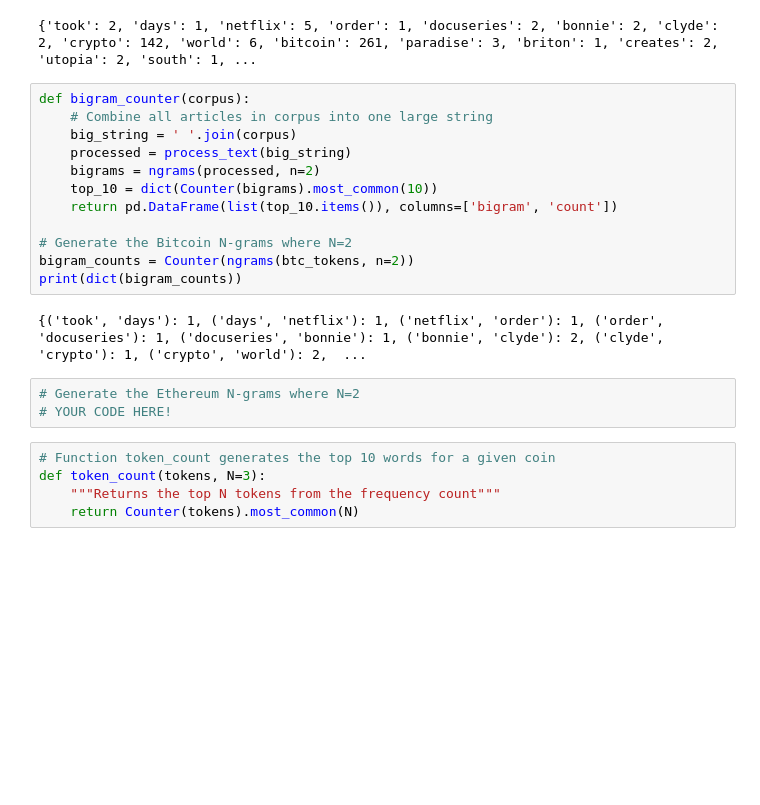
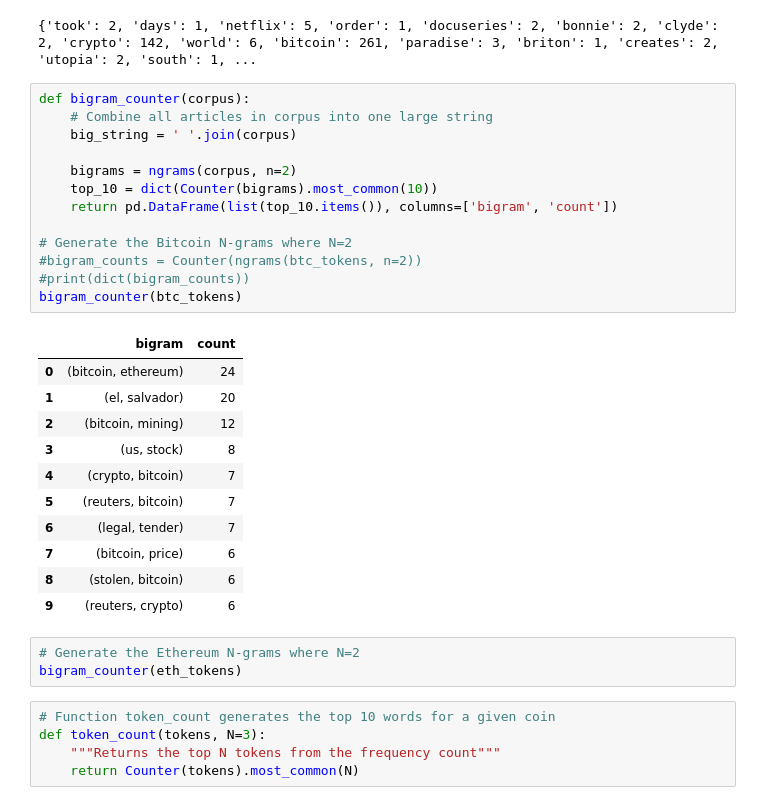
Before and after one commit to Valeriangrip/crypto_tales, a Jupyter notebook: crypto_sentiment.ipynb, the cells around one changed output. Cells and saved outputs as stored; diff of their text form; blank space fills up the shorter version.

Commit message:
fixing dataframe creation

```diff
--- a/crypto_sentiment.ipynb
+++ b/crypto_sentiment.ipynb
@@ -335,20 +338,31 @@ print(dict(word_counts))
 # %%
 def bigram_counter(corpus):
     # Combine all articles in corpus into one large string
     big_string = ' '.join(corpus)
-    processed = process_text(big_string)
-    bigrams = ngrams(processed, n=2)
+
+    bigrams = ngrams(corpus, n=2)
     top_10 = dict(Counter(bigrams).most_common(10))
     return pd.DataFrame(list(top_10.items()), columns=['bigram', 'count'])
 
 # Generate the Bitcoin N-grams where N=2
-bigram_counts = Counter(ngrams(btc_tokens, n=2))
-print(dict(bigram_counts))
+#bigram_counts = Counter(ngrams(btc_tokens, n=2))
+#print(dict(bigram_counts))
+bigram_counter(btc_tokens)
 # %% [output]
-{('took', 'days'): 1, ('days', 'netflix'): 1, ('netflix', 'order'): 1, ('order', 'docuseries'): 1, ('docuseries', 'bonnie'): 1, ('bonnie', 'clyde'): 2, ('clyde', 'crypto'): 1, ('crypto', 'world'): 2,  ...
+|  | bigram | count |
+| 0 | (bitcoin, ethereum) | 24 |
+| 1 | (el, salvador) | 20 |
+| 2 | (bitcoin, mining) | 12 |
+| 3 | (us, stock) | 8 |
+| 4 | (crypto, bitcoin) | 7 |
+| 5 | (reuters, bitcoin) | 7 |
+| 6 | (legal, tender) | 7 |
+| 7 | (bitcoin, price) | 6 |
+| 8 | (stolen, bitcoin) | 6 |
+| 9 | (reuters, crypto) | 6 |
 # %%
 # Generate the Ethereum N-grams where N=2
-# YOUR CODE HERE!
+bigram_counter(eth_tokens)
 # %%
 # Function token_count generates the top 10 words for a given coin
 def token_count(tokens, N=3):
```
Also changed, not shown: parts of 23 cells of this notebook.
